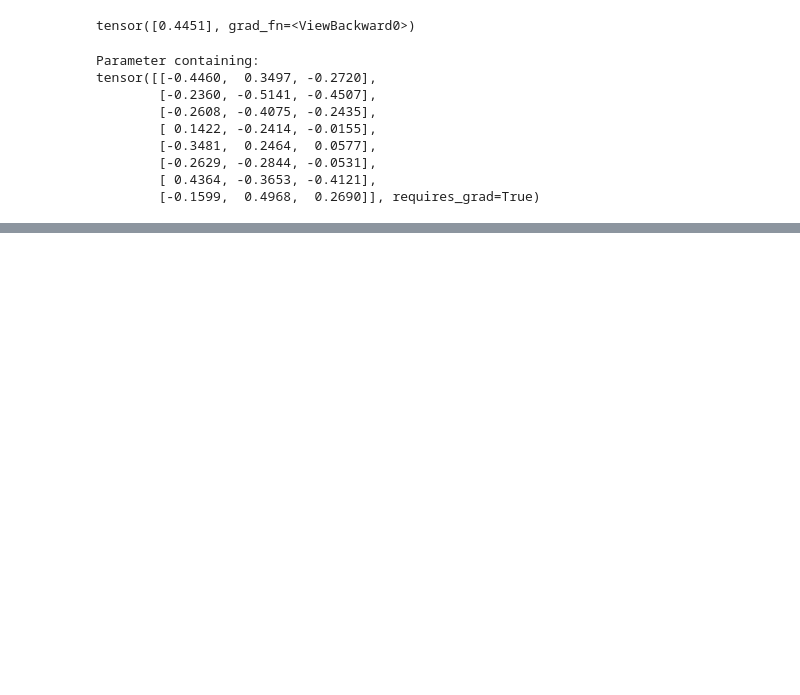
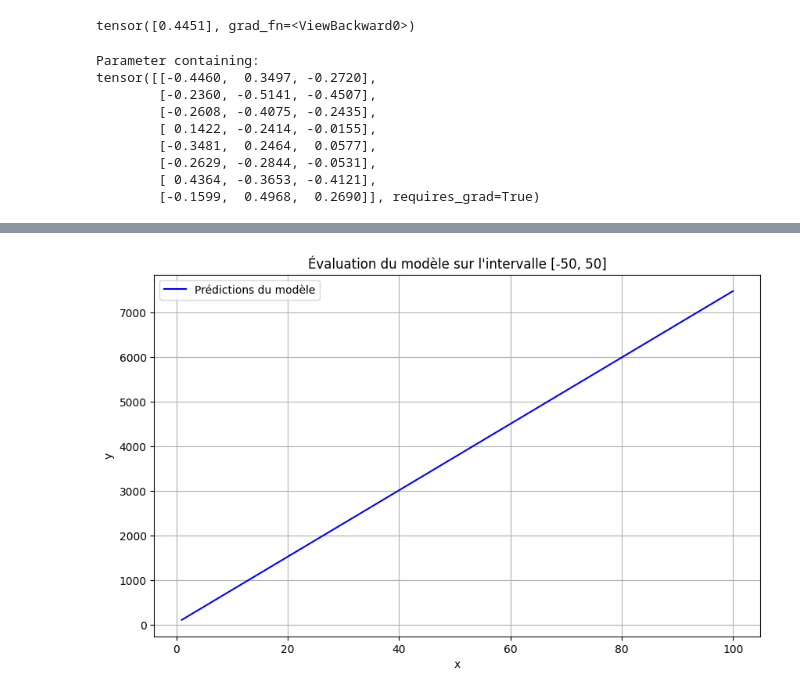
Before and after one commit to taha-belgnaoui/Machine-learning-for-derivatives, a Jupyter notebook: non_linear_regression_longstaff_schwartz.ipynb, the cells around one changed output, grey strips where cells are left out. Saved outputs shown, nothing was run; the diff lists cells and outputs as text; code cells hidden in the pictures; blank space fills up the shorter version.

```diff
--- a/non_linear_regression_longstaff_schwartz.ipynb
+++ b/non_linear_regression_longstaff_schwartz.ipynb
@@ -139,0 +310,10 @@ print("Valeur de l'option:",max(np.mean(payoff*np.exp(-r*(ts[1]-ts[0]))),10)) #
+# %%
+x=np.linspace(1,100,10000)
+y=x**2+1
+# %%
+num_epochs = 100
+batch_size = 100
+learning_rate = 1e-4
+layers_shapes=[8, 8,1]# shape 1 en sortie
+# %%
+vv=train_neural_network(x, y, layers_shapes, batch_size, num_epochs, learning_rate)
@@ -139,0 +355,9 @@ print("Valeur de l'option:",max(np.mean(payoff*np.exp(-r*(ts[1]-ts[0]))),10)) #
+# %%
+# Créer le modèle
+model = create_model(layers_shapes)
+
+# Charger les poids entraînés
+model.load_state_dict(vv)
+
+# Passer le modèle en mode évaluation (important pour désactiver des couches comme Dropout)
+model.eval()
@@ -139,0 +372,25 @@ print("Valeur de l'option:",max(np.mean(payoff*np.exp(-r*(ts[1]-ts[0]))),10)) #
+# %%
+# 2. Générer des données sur l'intervalle [-50, 50]
+x_values = np.linspace(-50, 50, 1000)  # 1000 points entre -50 et 50
+x_tensor = torch.from_numpy(x).float().view(-1, 1)  # Convertir en tenseur PyTorch
+
+# 3. Faire des prédictions
+with torch.no_grad():  # Désactiver le calcul du gradient
+    y_pred = model(x_tensor)
+
+# Convertir les prédictions en tableau numpy
+y_pred = y_pred.numpy()
+#y_payoff=np.maximum(0,x_values-110)
+
+# 4. Tracer les résultats
+plt.figure(figsize=(10, 6))
+plt.plot(x, y_pred, label="Prédictions du modèle", color="blue")
+#plt.plot(x_values, y_payoff, label="Prédictions du modèle", color="blue")
+plt.xlabel("x")
+plt.ylabel("y")
+plt.title("Évaluation du modèle sur l'intervalle [-50, 50]")
+plt.grid(True)
+plt.legend()
+plt.show()
+# %% [output]
+[figure, added]
```
Also changed, not shown: parts of 22 cells of this notebook.
